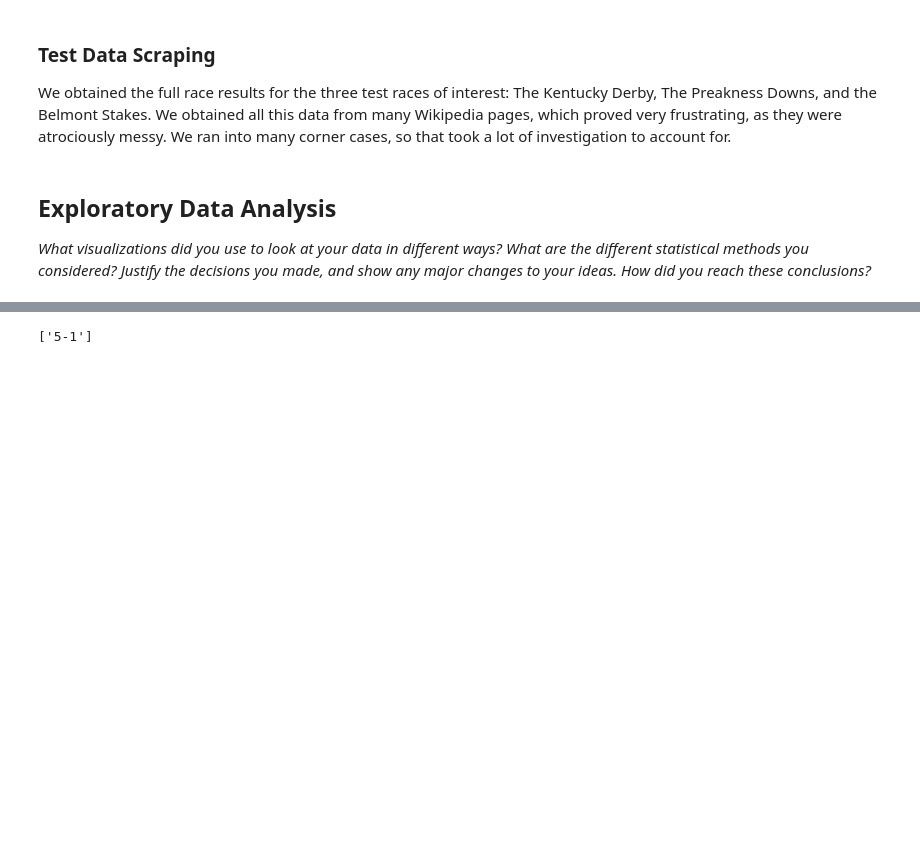
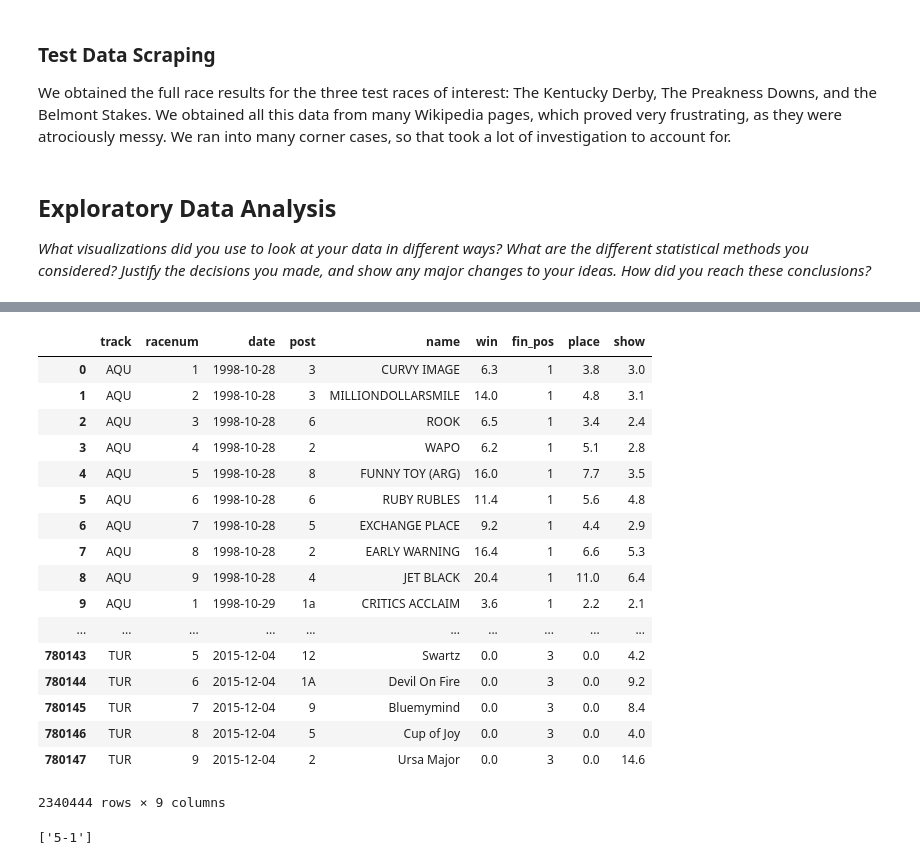
Before and after one commit to gebailey23/prettyponies, a Jupyter notebook: ProcessBook.ipynb, the cells around one changed output, grey strips where cells are left out. Cells and saved outputs as stored; diff of their text form; code cells hidden in the pictures; blank space fills up the shorter version.

```diff
--- a/ProcessBook.ipynb
+++ b/ProcessBook.ipynb
@@ -587,0 +603,3 @@ payouts_df.head(15)
+# %%
+cleandf.drop(["year", "month", "day"], inplace = True, axis =1 )
+cleandf.head()
@@ -587,0 +613,7 @@ payouts_df.head(15)
+# %%
+subdf1 = cleandf[["track", "racenum", "date", "firstnum", "first", "win", "place1", "place2", "show1", "show2", "show3"]]
+subdf2 = cleandf[["track", "racenum", "date", "secondnum", "second", "win", "place1", "place2", "show1", "show2", "show3"]]
+subdf3 = cleandf[["track", "racenum", "date", "thirdnum", "third", "win", "place1", "place2", "show1", "show2", "show3"]]
+subdf1["fin_pos"] = 1
+subdf2["fin_pos"] = 2
+subdf3["fin_pos"] = 3
@@ -587,0 +633,5 @@ payouts_df.head(15)
+# %%
+subdf1.rename(columns={'firstnum': 'post', 'first': 'name'}, inplace=True)
+subdf2.rename(columns={'secondnum': 'post', 'second': 'name'}, inplace=True)
+subdf3.rename(columns={'thirdnum': 'post', 'third': 'name'}, inplace=True)
+subdf1.head()
@@ -587,0 +649,15 @@ payouts_df.head(15)
+# %%
+subdf3.win = 0
+subdf3["place"] = 0
+subdf3["show"] = subdf3.show3
+
+subdf2.win = 0
+subdf2["place"] = subdf2.place2
+subdf2["show"] = subdf2.show2
+
+subdf1["place"] = subdf1.place1
+subdf1["show"] = subdf1.show1
+
+subdf1.drop(["place1", "place2", "show1", "show2", "show3"], inplace = True, axis =1 )
+subdf2.drop(["place1", "place2", "show1", "show2", "show3"], inplace = True, axis =1 )
+subdf3.drop(["place1", "place2", "show1", "show2", "show3"], inplace = True, axis =1 )
@@ -587,0 +682,22 @@ payouts_df.head(15)
+# %%
+frames = [subdf1, subdf2, subdf3]
+final_race_df = pd.concat(frames)
+# %% [output]
+|  | track | racenum | date | post | name | win | fin_pos | place | show |
+| 0 | AQU | 1 | 1998-10-28 | 3 | CURVY IMAGE | 6.3 | 1 | 3.8 | 3.0 |
+| 1 | AQU | 2 | 1998-10-28 | 3 | MILLIONDOLLARSMILE | 14.0 | 1 | 4.8 | 3.1 |
+| 2 | AQU | 3 | 1998-10-28 | 6 | ROOK | 6.5 | 1 | 3.4 | 2.4 |
+| 3 | AQU | 4 | 1998-10-28 | 2 | WAPO | 6.2 | 1 | 5.1 | 2.8 |
+| 4 | AQU | 5 | 1998-10-28 | 8 | FUNNY TOY (ARG) | 16.0 | 1 | 7.7 | 3.5 |
+| 5 | AQU | 6 | 1998-10-28 | 6 | RUBY RUBLES | 11.4 | 1 | 5.6 | 4.8 |
+| 6 | AQU | 7 | 1998-10-28 | 5 | EXCHANGE PLACE | 9.2 | 1 | 4.4 | 2.9 |
+| 7 | AQU | 8 | 1998-10-28 | 2 | EARLY WARNING | 16.4 | 1 | 6.6 | 5.3 |
+| 8 | AQU | 9 | 1998-10-28 | 4 | JET BLACK | 20.4 | 1 | 11.0 | 6.4 |
+| 9 | AQU | 1 | 1998-10-29 | 1a | CRITICS ACCLAIM | 3.6 | 1 | 2.2 | 2.1 |
+| ... | ... | ... | ... | ... | ... | ... | ... | ... | ... |
+| 780143 | TUR | 5 | 2015-12-04 | 12 | Swartz | 0.0 | 3 | 0.0 | 4.2 |
+| 780144 | TUR | 6 | 2015-12-04 | 1A | Devil On Fire | 0.0 | 3 | 0.0 | 9.2 |
+| 780145 | TUR | 7 | 2015-12-04 | 9 | Bluemymind | 0.0 | 3 | 0.0 | 8.4 |
+| 780146 | TUR | 8 | 2015-12-04 | 5 | Cup of Joy | 0.0 | 3 | 0.0 | 4.0 |
+| 780147 | TUR | 9 | 2015-12-04 | 2 | Ursa Major | 0.0 | 3 | 0.0 | 14.6 |
+2340444 rows × 9 columns
```
Also changed, not shown: parts of 16 cells of this notebook.
